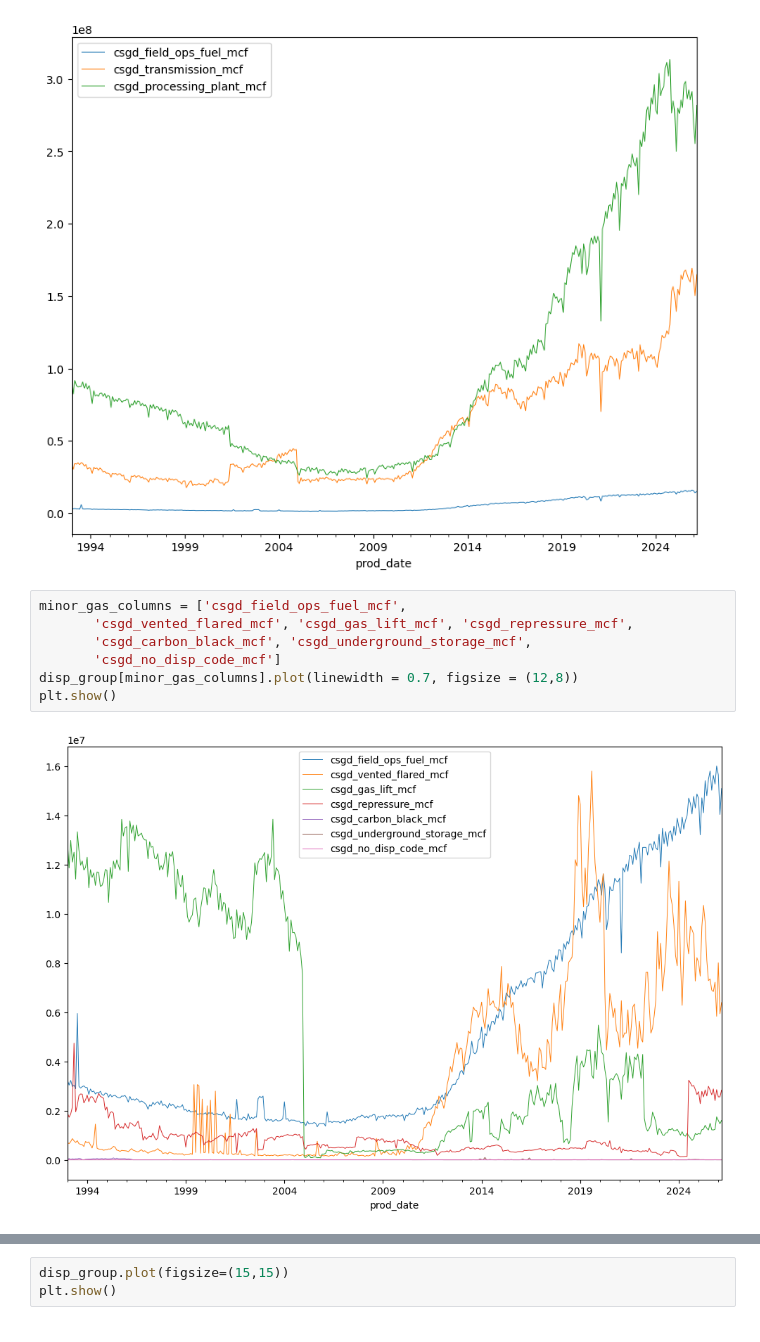
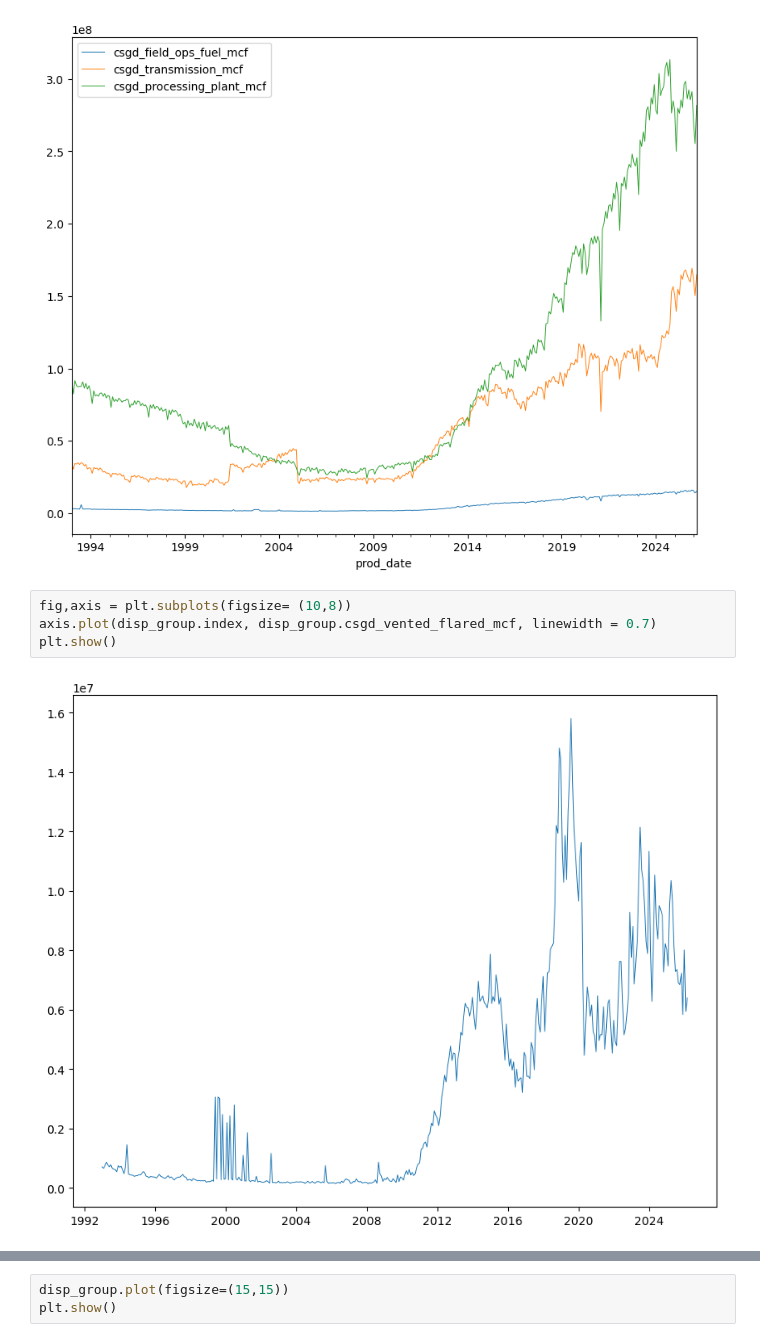
Before and after one commit to Erdos-Projects/summer26-permian-flaring, a Jupyter notebook: src/data/texas/texas_oil_test_1.ipynb, the cells around one changed output, grey strips where cells are left out. Cells and saved outputs as stored; diff of their text form.

```diff
--- a/src/data/texas/texas_oil_test_1.ipynb
+++ b/src/data/texas/texas_oil_test_1.ipynb
@@ -222,12 +222,9 @@ disp_group[main_gas_columns].plot(linewidth = 0.7, figsize = (10,8))
 plt.show()
 # %% [output]
 [figure]
-# %%
-minor_gas_columns = ['csgd_field_ops_fuel_mcf',
-       'csgd_vented_flared_mcf', 'csgd_gas_lift_mcf', 'csgd_repressure_mcf',
-       'csgd_carbon_black_mcf', 'csgd_underground_storage_mcf',
-       'csgd_no_disp_code_mcf']
-disp_group[minor_gas_columns].plot(linewidth = 0.7, figsize = (12,8))
-plt.show()
-# %% [output]
-[figure, removed]
+# %%
+fig,axis = plt.subplots(figsize= (10,8))
+axis.plot(disp_group.index, disp_group.csgd_vented_flared_mcf, linewidth = 0.7)
+plt.show()
+# %% [output]
+[figure, added]
```
Also changed, not shown: parts of 1 cell of this notebook.
